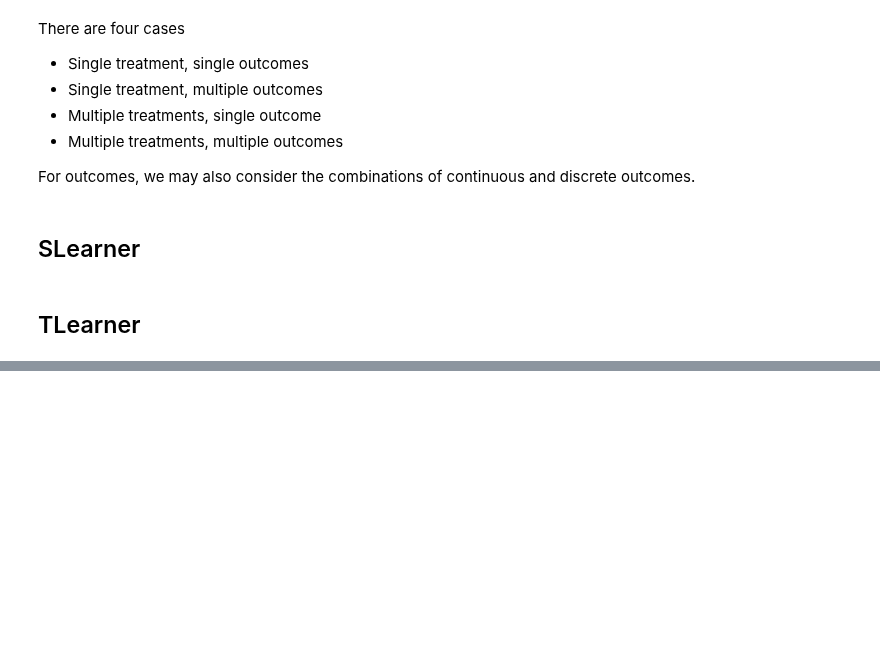
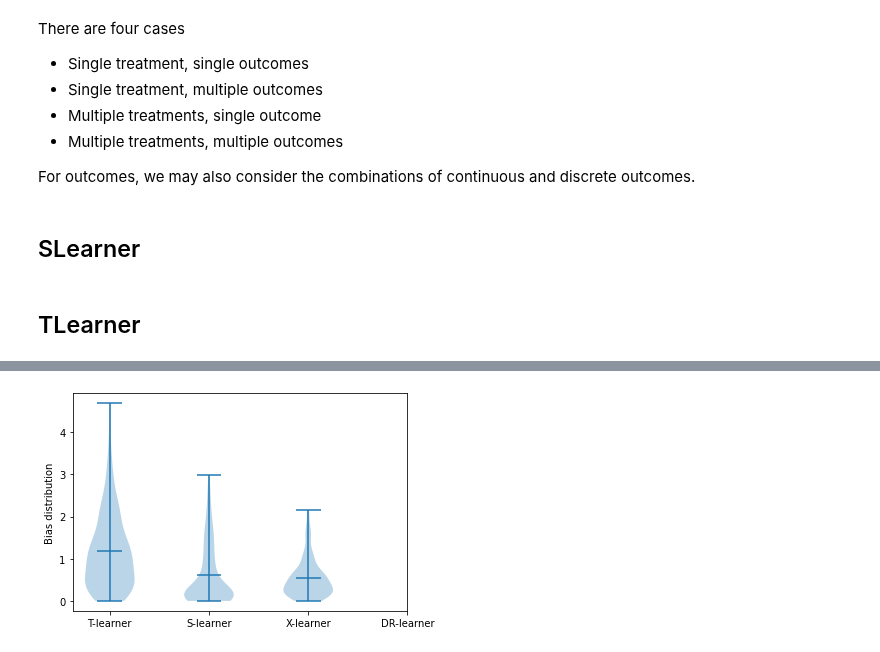
Before and after one commit to DataCanvasIO/YLearn, a Jupyter notebook: test_metalearner_new.ipynb, the cells around one changed output, grey strips where cells are left out. Saved outputs shown, nothing was run; the diff lists cells and outputs as text; code cells hidden in the pictures; blank space fills up the shorter version.

```diff
--- a/test_metalearner_new.ipynb
+++ b/test_metalearner_new.ipynb
@@ -100,0 +163,12 @@ x = XLearner(
+# %%
+expected_te = np.apply_along_axis(treatment_effect, 1, X_test)
+plt.violinplot([np.abs(t_pred - expected_te),
+                np.abs(s_pred - expected_te),
+                np.abs(x_pred - expected_te),
+                # np.abs(DR_te - expected_te)
+               ], showmeans=True)
+plt.ylabel("Bias distribution")
+plt.xticks([1, 2, 3, 4,], ['T-learner', 'S-learner', 'X-learner', 'DR-learner'])
+plt.show()
+# %% [output]
+[figure, added]
```
Also changed, not shown: parts of 14 cells of this notebook, 3 other files.
